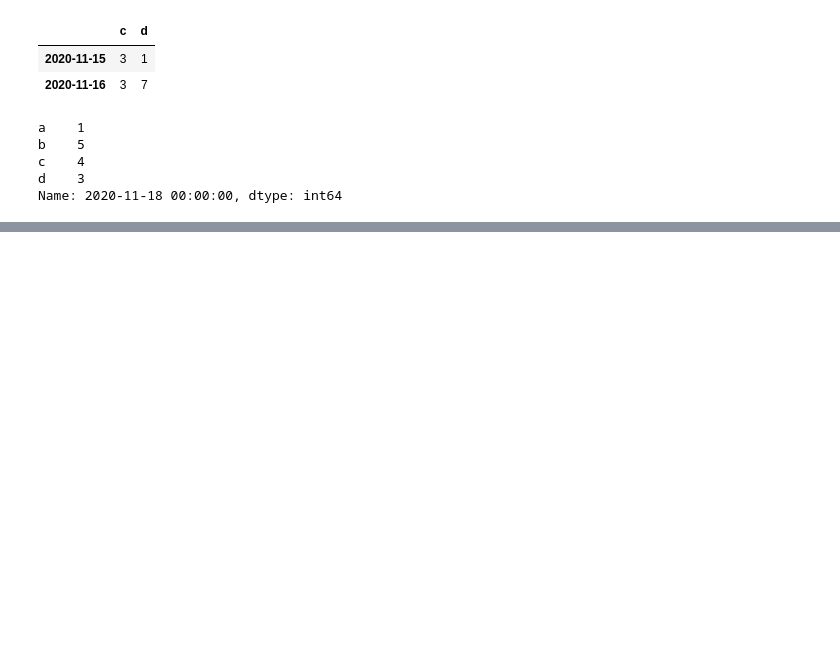
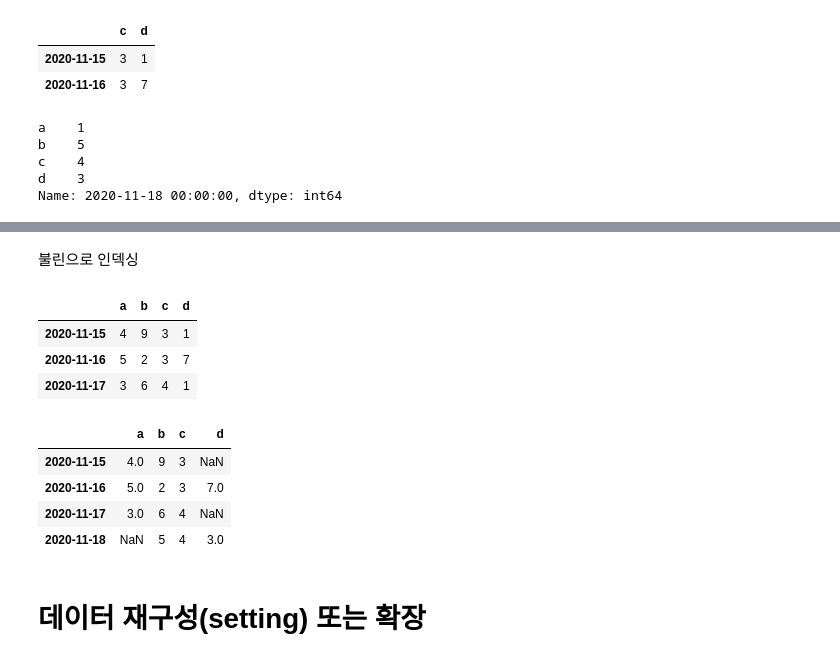
Before and after one commit to rlfwo93/machine-learning, a Jupyter notebook: pandas.ipynb, the cells around one changed output, grey strips where cells are left out. Drawn from its saved outputs; the diff is of its cells as text; code cells hidden in the pictures; blank space fills up the shorter version.

```diff
--- a/pandas.ipynb
+++ b/pandas.ipynb
@@ -320,0 +314,22 @@ Name: 2020-11-15 00:00:00, dtype: int64
+# %% [markdown]
+불린으로 인덱싱
+# %%
+df[df.a>1]
+# a의 요소중에서 1이랑같거나 작은 인덱스를 제외하고 출력
+# %% [output]
+|  | a | b | c | d |
+| 2020-11-15 | 4 | 9 | 3 | 1 |
+| 2020-11-16 | 5 | 2 | 3 | 7 |
+| 2020-11-17 | 3 | 6 | 4 | 1 |
+# %%
+df[df>1]
+#df중에서 1보다 작거나 같은값을 아예 제외시키고 출력.
+# %% [output]
+|  | a | b | c | d |
+| 2020-11-15 | 4.0 | 9 | 3 | NaN |
+| 2020-11-16 | 5.0 | 2 | 3 | 7.0 |
+| 2020-11-17 | 3.0 | 6 | 4 | NaN |
+| 2020-11-18 | NaN | 5 | 4 | 3.0 |
+# %% [markdown]
+
+# **데이터 재구성(setting) 또는 확장**
```
Also changed, not shown: parts of 7 cells of this notebook.
